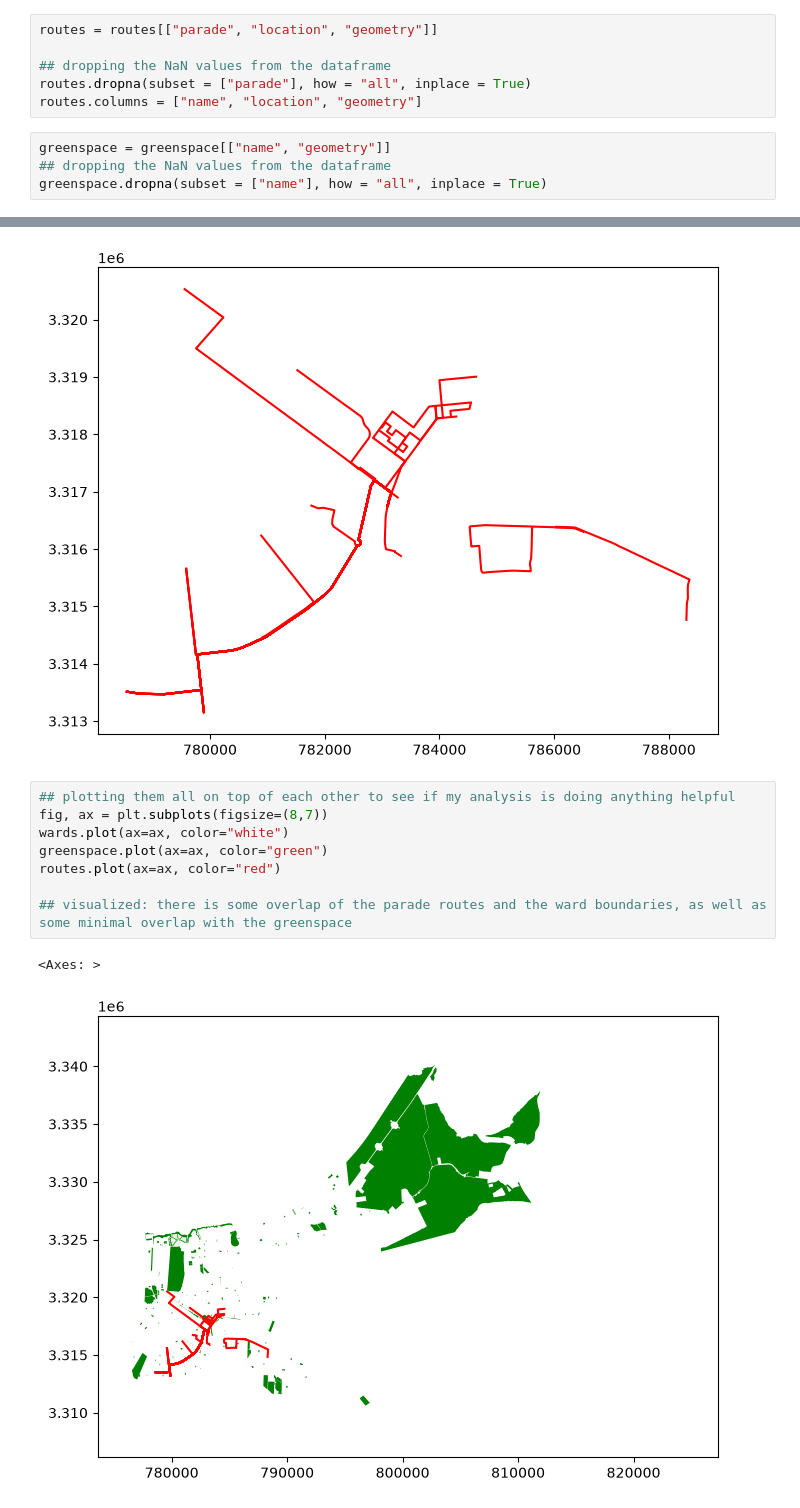
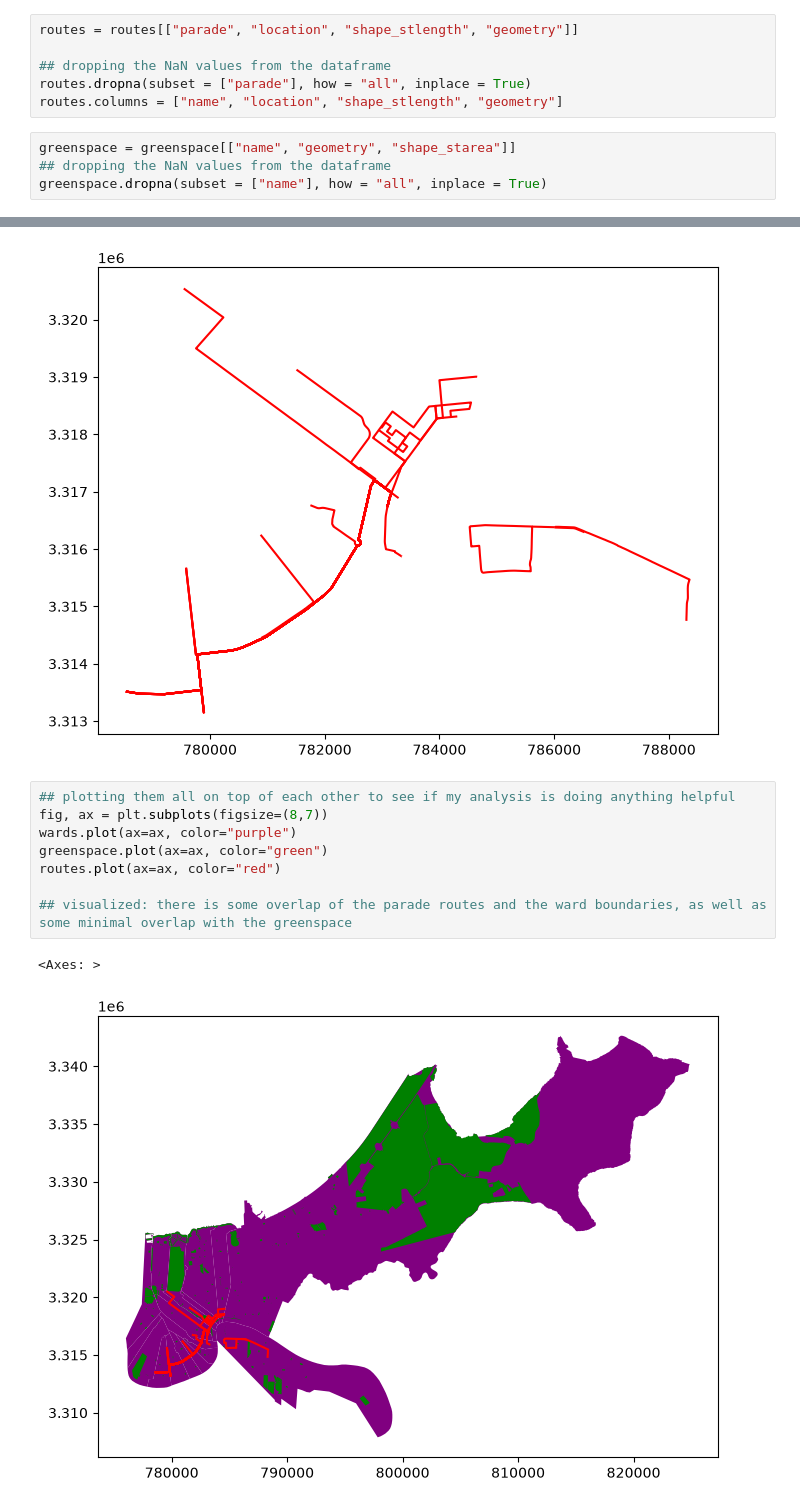
Before and after one commit to arhorton/geog592-arhorton, a Jupyter notebook: homework/week07/arhorton-hw08.ipynb, the cells around one changed output, grey strips where cells are left out. Cells and saved outputs as stored; diff of their text form.

```diff
--- a/homework/week07/arhorton-hw08.ipynb
+++ b/homework/week07/arhorton-hw08.ipynb
@@ -20,13 +20,13 @@ routes = routes.to_crs(epsg = 32615)
 greenspace = greenspace.to_crs(epsg = 32615)
 wards = wards.to_crs(epsg = 32615)
 # %%
-routes = routes[["parade", "location", "geometry"]]
+routes = routes[["parade", "location", "shape_stlength", "geometry"]]
 
 ## dropping the NaN values from the dataframe
 routes.dropna(subset = ["parade"], how = "all", inplace = True)
-routes.columns = ["name", "location", "geometry"]
+routes.columns = ["name", "location", "shape_stlength", "geometry"]
 # %%
-greenspace = greenspace[["name", "geometry"]]
+greenspace = greenspace[["name", "geometry", "shape_starea"]]
 ## dropping the NaN values from the dataframe
 greenspace.dropna(subset = ["name"], how = "all", inplace = True)
 # %%
@@ -59,11 +59,11 @@ routes.plot(ax=ax, color="red")
 # %%
 ## plotting them all on top of each other to see if my analysis is doing anything helpful
 fig, ax = plt.subplots(figsize=(8,7))
-wards.plot(ax=ax, color="white")
+wards.plot(ax=ax, color="purple")
 greenspace.plot(ax=ax, color="green")
 routes.plot(ax=ax, color="red")
 
 ## visualized: there is some overlap of the parade routes and the ward boundaries, as well as some minimal overlap with the greenspace
 # %% [output]
 <Axes: >
-[figure, old version]
+[figure, new version]
```
Also changed, not shown: parts of 20 cells of this notebook, 2 other files.
